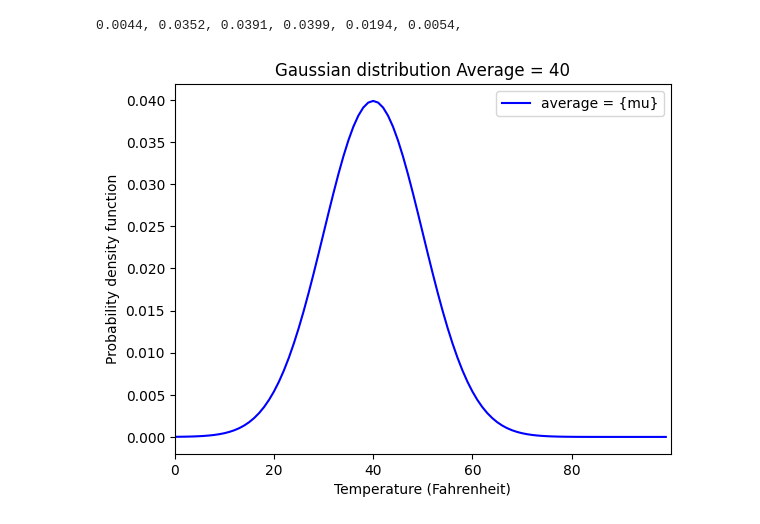
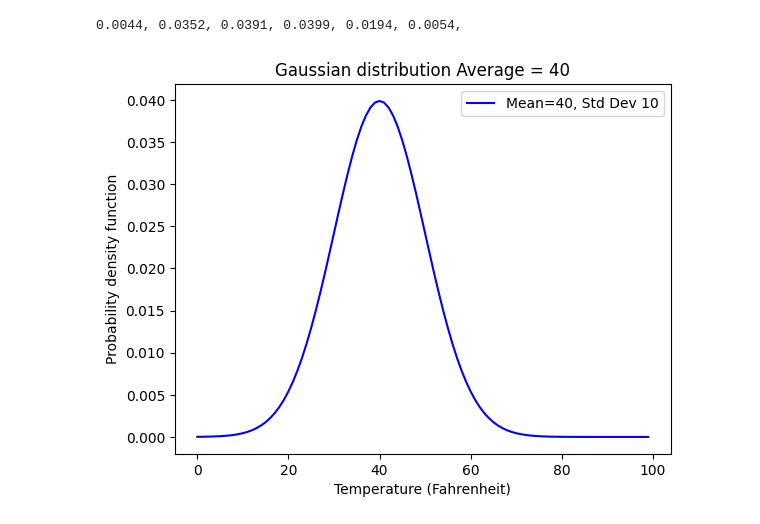
Before and after one commit to QuangMDoan/python, a Jupyter notebook: gaussian.ipynb, the cells around one changed output. Drawn from its saved outputs; the diff is of its cells as text; code cells hidden in the pictures.

```diff
--- a/gaussian.ipynb
+++ b/gaussian.ipynb
@@ -31,28 +31,25 @@ for yi in y:
 # %%
 # What exactly does the mean value represent in a Gaussian distribution
 # The mean value is the center of the bell curve.
 
 # Take a look at the visualization below.
 # Staying with the San Francisco temperature example,
 # it shows three distributions with three different means
 # Everything else stays the same including the standard deviation
 
 from matplotlib import pyplot as plt
 %matplotlib inline
 
 def visualize_gaussian(x, mu, sigma):
     y = [density(xi, mu, sigma) for xi in x]
-
     plt.plot(x, y, color = "blue")
     plt.xlabel("Temperature (Fahrenheit)")
     plt.ylabel("Probability density function")
-    plt.title("Gaussian distribution Average = 40")
-    plt.xticks(range(0,100, 20))
-    plt.xlim([0, 100])
-    plt.legend(["average = {mu}"])
+    plt.title(f"Gaussian distribution Average = {mu}")
+    plt.legend([f"Mean={mu}, Std Dev {sigma}"])
     plt.show()
 
 x = [xi for xi in range(0, 100, 1)]
 visualize_gaussian(x, 40, 10)
 # %% [output]
-[figure, old version]
+[figure, new version]
```
Also changed, not shown: parts of 2 cells of this notebook.
